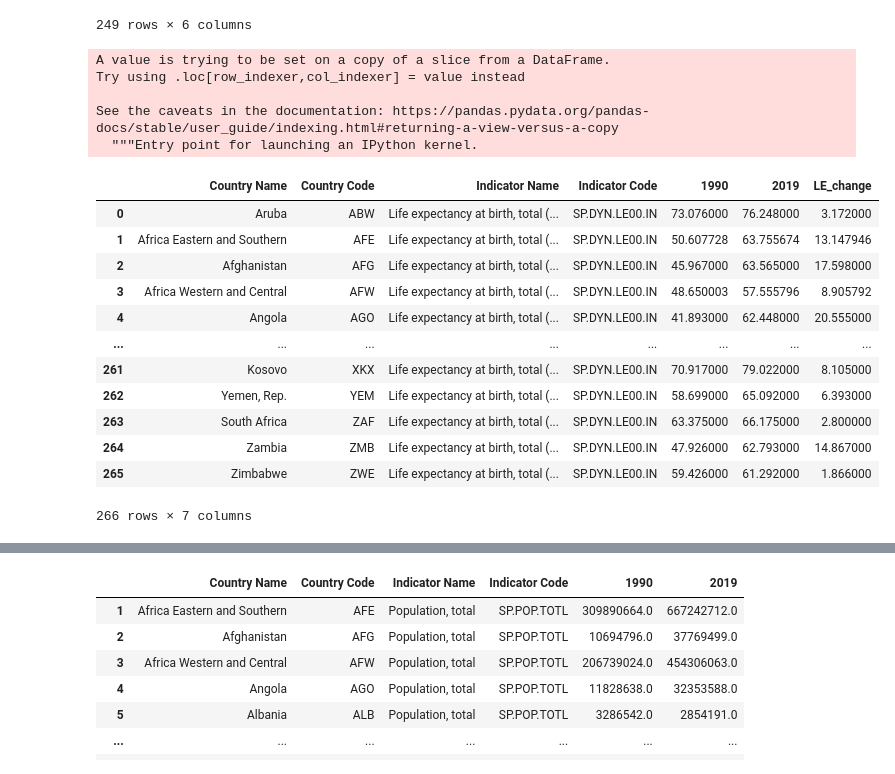
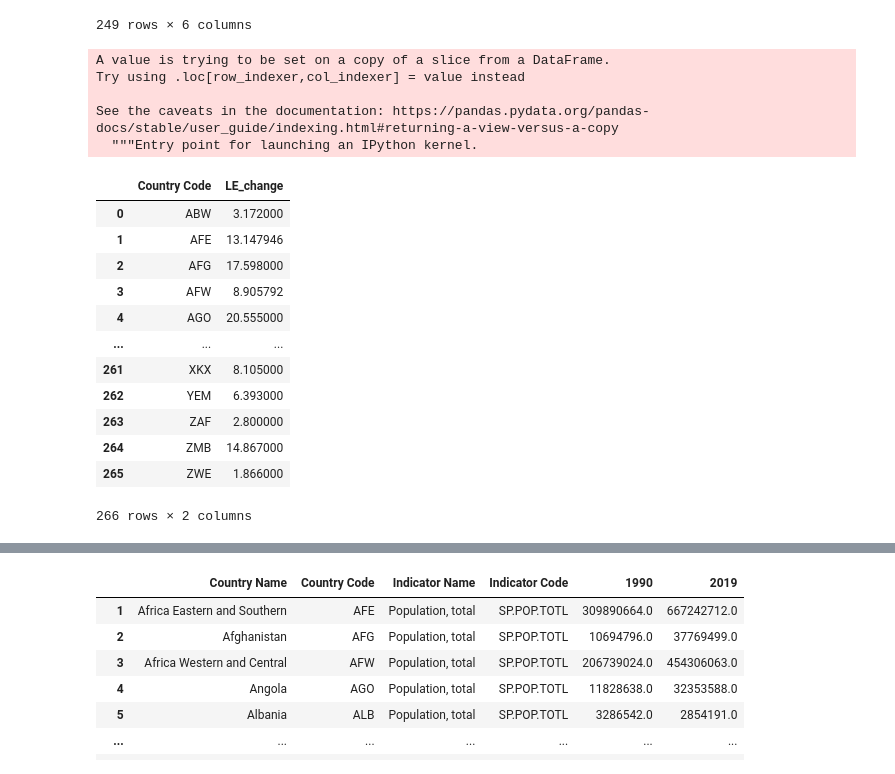
Before and after one commit to oli124/Project3_OliverK_UfuomaA, a Jupyter notebook: Population.ipynb, the cells around one changed output, grey strips where cells are left out. Saved outputs shown, nothing was run; the diff lists cells and outputs as text; code cells hidden in the pictures.

```diff
--- a/Population.ipynb
+++ b/Population.ipynb
@@ -21,26 +21,27 @@ life_df.dropna()
 249 rows × 6 columns
 # %%
 life_df['LE_change']=life_df['2019']-life_df['1990']
+life_df = life_df.drop(columns=['Country Name', 'Indicator Name', 'Indicator Code', '1990', '2019'])
 life_df
 # %% [output]
 A value is trying to be set on a copy of a slice from a DataFrame.
 Try using .loc[row_indexer,col_indexer] = value instead
 
 See the caveats in the documentation: https://pandas.pydata.org/pandas-docs/stable/user_guide/indexing.html#returning-a-view-versus-a-copy
   """Entry point for launching an IPython kernel.
-|  | Country Name | Country Code | Indicator Name | Indicator Code | 1990 | 2019 | LE_change |
-| 0 | Aruba | ABW | Life expectancy at birth, total (... | SP.DYN.LE00.IN | 73.076000 | 76.248000 | 3.172000 |
-| 1 | Africa Eastern and Southern | AFE | Life expectancy at birth, total (... | SP.DYN.LE00.IN | 50.607728 | 63.755674 | 13.147946 |
-| 2 | Afghanistan | AFG | Life expectancy at birth, total (... | SP.DYN.LE00.IN | 45.967000 | 63.565000 | 17.598000 |
-| 3 | Africa Western and Central | AFW | Life expectancy at birth, total (... | SP.DYN.LE00.IN | 48.650003 | 57.555796 | 8.905792 |
-| 4 | Angola | AGO | Life expectancy at birth, total (... | SP.DYN.LE00.IN | 41.893000 | 62.448000 | 20.555000 |
-| ... | ... | ... | ... | ... | ... | ... | ... |
-| 261 | Kosovo | XKX | Life expectancy at birth, total (... | SP.DYN.LE00.IN | 70.917000 | 79.022000 | 8.105000 |
-| 262 | Yemen, Rep. | YEM | Life expectancy at birth, total (... | SP.DYN.LE00.IN | 58.699000 | 65.092000 | 6.393000 |
-| 263 | South Africa | ZAF | Life expectancy at birth, total (... | SP.DYN.LE00.IN | 63.375000 | 66.175000 | 2.800000 |
-| 264 | Zambia | ZMB | Life expectancy at birth, total (... | SP.DYN.LE00.IN | 47.926000 | 62.793000 | 14.867000 |
-| 265 | Zimbabwe | ZWE | Life expectancy at birth, total (... | SP.DYN.LE00.IN | 59.426000 | 61.292000 | 1.866000 |
+|  | Country Code | LE_change |
+| 0 | ABW | 3.172000 |
+| 1 | AFE | 13.147946 |
+| 2 | AFG | 17.598000 |
+| 3 | AFW | 8.905792 |
+| 4 | AGO | 20.555000 |
+| ... | ... | ... |
+| 261 | XKX | 8.105000 |
+| 262 | YEM | 6.393000 |
+| 263 | ZAF | 2.800000 |
+| 264 | ZMB | 14.867000 |
+| 265 | ZWE | 1.866000 |
-266 rows × 7 columns
+266 rows × 2 columns
 # %%
 life_expectancy_df= pd.DataFrame(life_df)
 life_expectancy_df.to_csv("Resources/Longevity.csv")
```
Also changed, not shown: parts of 11 cells of this notebook, 6 other files.
